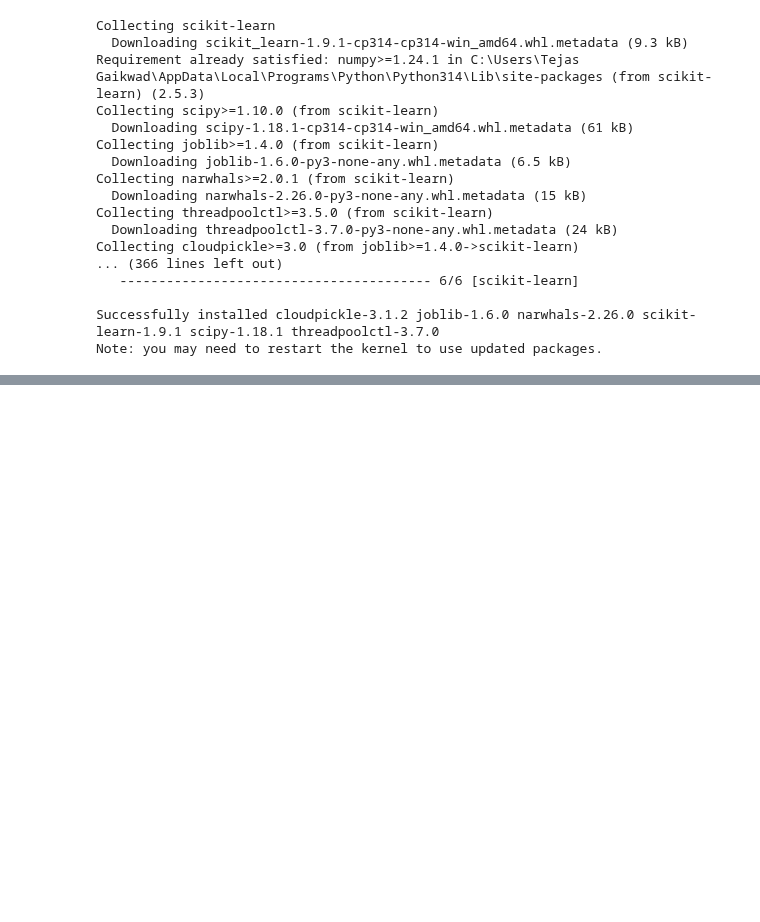
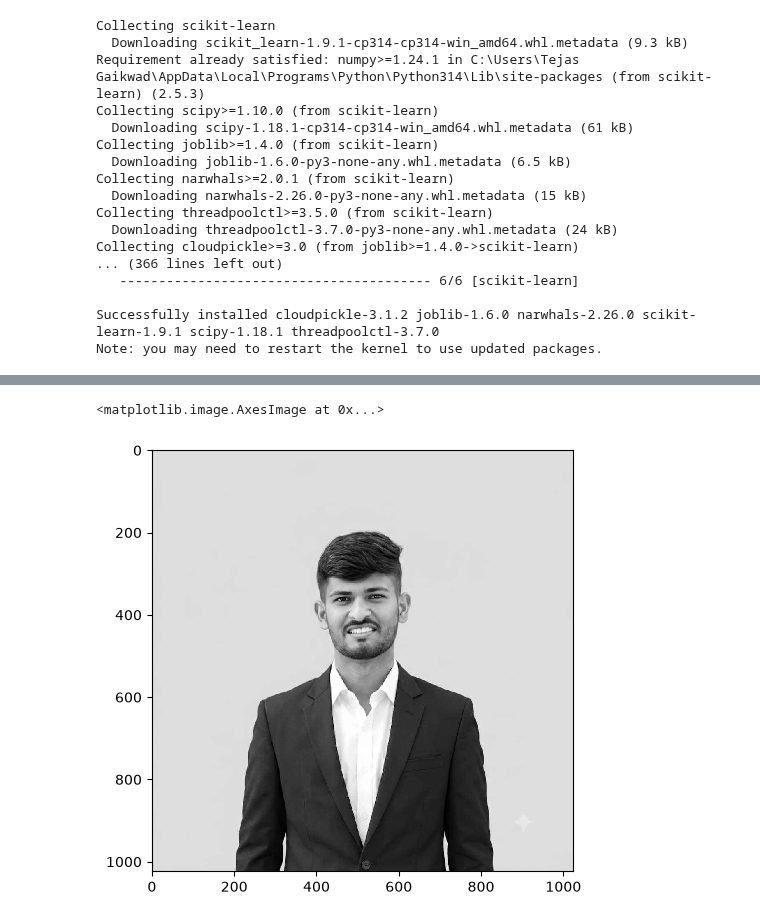
Before and after one commit to gtejas-45/Started-Python, a Jupyter notebook: NumpyArray.ipynb, the cells around one changed output, grey strips where cells are left out. Drawn from its saved outputs; the diff is of its cells as text; code cells hidden in the pictures; blank space fills up the shorter version.

```diff
--- a/NumpyArray.ipynb
+++ b/NumpyArray.ipynb
@@ -533,0 +540,6 @@ ModuleNotFoundError: No module named 'skimage'
+# %%
+A = io.imread('Profile.jpg',as_gray = True)
+print(A.shape)
+print(A.ndim)
+print(A.size)
+print(A.dtype)
@@ -533,0 +567,5 @@ ModuleNotFoundError: No module named 'skimage'
+# %%
+io.imshow(A)
+# %% [output]
+<matplotlib.image.AxesImage at 0x...>
+[figure, added]
```
Also changed, not shown: parts of 14 cells of this notebook, 1 other file.
